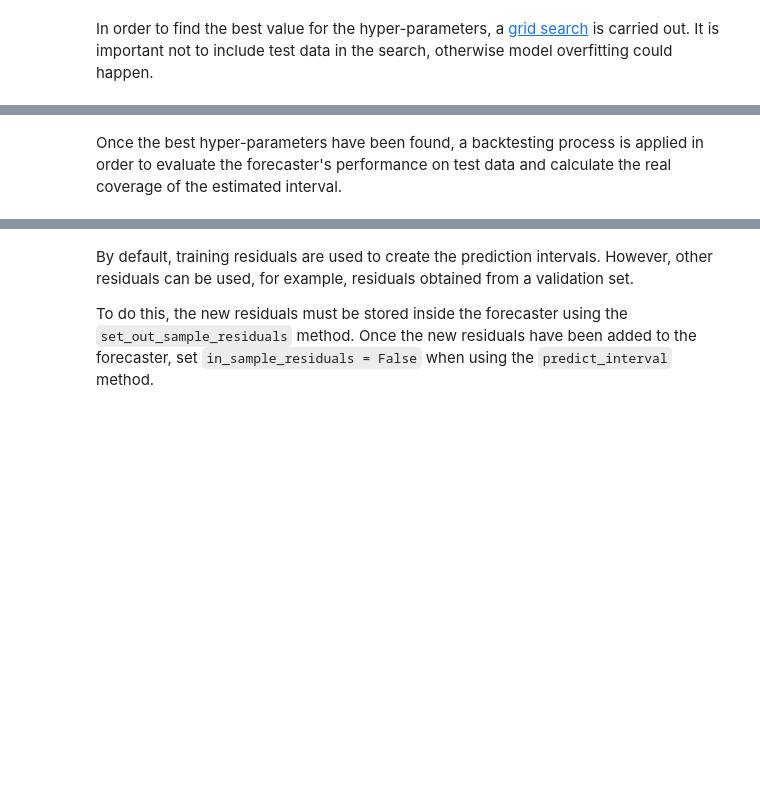
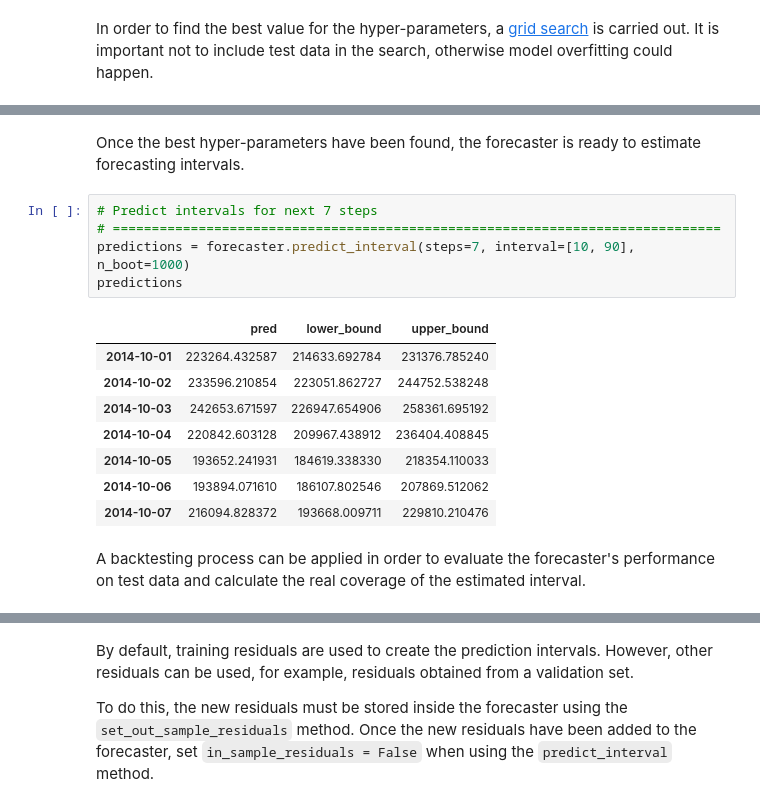
Before and after one commit to JoaquinAmatRodrigo/skforecast, a Jupyter notebook: docs/user_guides/prediction-intervals.ipynb, the cells around one changed output, grey strips where cells are left out. Drawn from its saved outputs; the diff is of its cells as text; blank space fills up the shorter version.

```diff
--- a/docs/user_guides/prediction-intervals.ipynb
+++ b/docs/user_guides/prediction-intervals.ipynb
@@ -278,5 +278,21 @@ Number of models compared: 12
 # %% [markdown]
-Once the best hyper-parameters have been found, a backtesting process is applied in order to evaluate the forecaster's performance on test data and calculate the real coverage of the estimated interval.
+Once the best hyper-parameters have been found, the forecaster is ready to estimate forecasting intervals.
+# %%
+# Predict intervals for next 7 steps
+# ==============================================================================
+predictions = forecaster.predict_interval(steps=7, interval=[10, 90], n_boot=1000)
+predictions
+# %% [output]
+|  | pred | lower_bound | upper_bound |
+| 2014-10-01 | 223264.432587 | 214633.692784 | 231376.785240 |
+| 2014-10-02 | 233596.210854 | 223051.862727 | 244752.538248 |
+| 2014-10-03 | 242653.671597 | 226947.654906 | 258361.695192 |
+| 2014-10-04 | 220842.603128 | 209967.438912 | 236404.408845 |
+| 2014-10-05 | 193652.241931 | 184619.338330 | 218354.110033 |
+| 2014-10-06 | 193894.071610 | 186107.802546 | 207869.512062 |
+| 2014-10-07 | 216094.828372 | 193668.009711 | 229810.210476 |
+# %% [markdown]
+ A backtesting process can be applied in order to evaluate the forecaster's performance on test data and calculate the real coverage of the estimated interval.
 # %%
 # Backtesting
 # ==============================================================================
```
Also changed, not shown: parts of 16 cells of this notebook.
